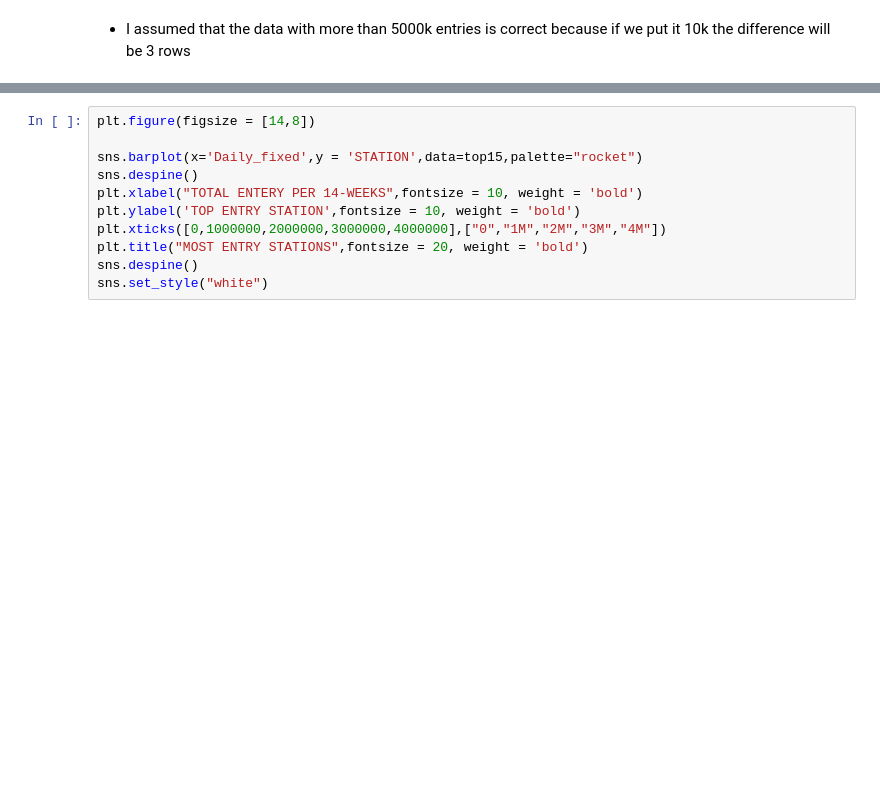
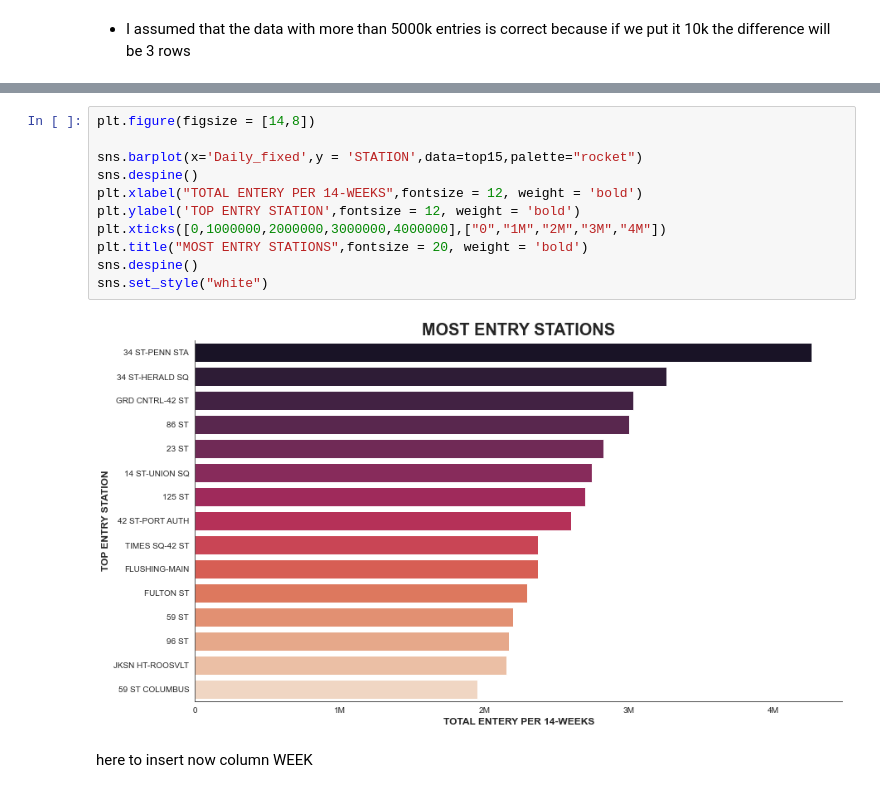
Before and after one commit to Fa7adbina/MTA_EDA_Project, a Jupyter notebook: MTA_EDA_Project1.ipynb, the cells around one changed output, grey strips where cells are left out. Drawn from its saved outputs; the diff is of its cells as text; blank space fills up the shorter version.

```diff
--- a/MTA_EDA_Project1.ipynb
+++ b/MTA_EDA_Project1.ipynb
@@ -178,14 +379,18 @@ top15
 # %%
 plt.figure(figsize = [14,8])
 
 sns.barplot(x='Daily_fixed',y = 'STATION',data=top15,palette="rocket")
 sns.despine()
-plt.xlabel("TOTAL ENTERY PER 14-WEEKS",fontsize = 10, weight = 'bold')
-plt.ylabel('TOP ENTRY STATION',fontsize = 10, weight = 'bold')
+plt.xlabel("TOTAL ENTERY PER 14-WEEKS",fontsize = 12, weight = 'bold')
+plt.ylabel('TOP ENTRY STATION',fontsize = 12, weight = 'bold')
 plt.xticks([0,1000000,2000000,3000000,4000000],["0","1M","2M","3M","4M"])
 plt.title("MOST ENTRY STATIONS",fontsize = 20, weight = 'bold')
 sns.despine()
 sns.set_style("white")
+# %% [output]
+[figure, added]
+# %% [markdown]
+here to insert now column WEEK
 # %%
 Data_Day["DATE_DT"] = pd.to_datetime(Data_Day["DATE"])
 Data_Day["WEEK"]=Data_Day.DATE_DT.dt.week
```
Also changed, not shown: parts of 38 cells of this notebook, 3 other files.
